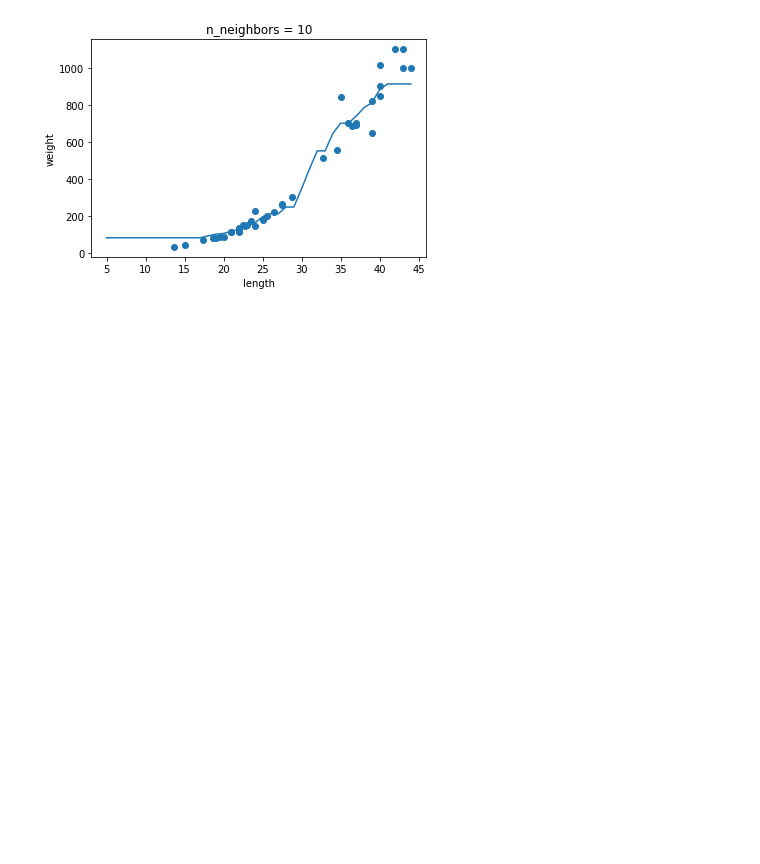
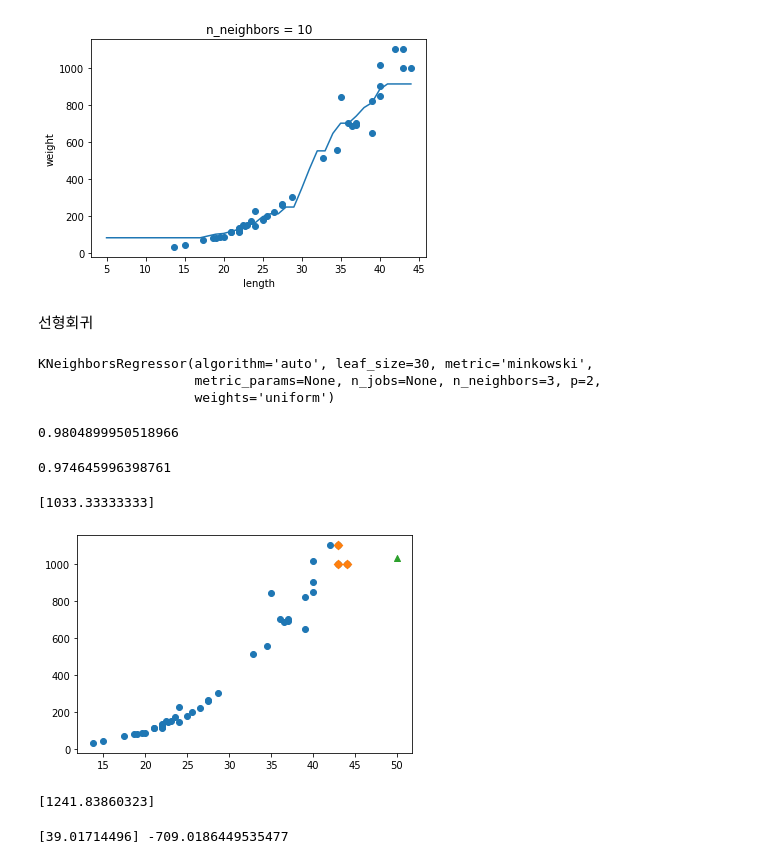
Before and after one commit to ParkHyunsu1110/Machine-Learning, a Jupyter notebook: 2021_09_24.ipynb, the cells around one changed output. Drawn from its saved outputs; the diff is of its cells as text; code cells hidden in the pictures; blank space fills up the shorter version.

```diff
--- a/2021_09_24.ipynb
+++ b/2021_09_24.ipynb
@@ -62,0 +63,3 @@ knr.score(test_input, test_target)
+# %%
+knr.n_neighbors = 3
+knr.fit(train_input, train_target)
@@ -101,3 +116,52 @@ for n in [1, 5, 10]:
 [figure]
 [figure]
 [figure]
+# %% [markdown]
+선형회귀
+# %%
+knr.n_neighbors = 3
+knr.fit(train_input, train_target)
+# %% [output]
+KNeighborsRegressor(algorithm='auto', leaf_size=30, metric='minkowski',
+                    metric_params=None, n_jobs=None, n_neighbors=3, p=2,
+                    weights='uniform')
+# %%
+knr.score(train_input, train_target)
+# %% [output]
+0.9804899950518966
+# %%
+knr.score(test_input, test_target)
+# %% [output]
+0.974645996398761
+# %%
+print(knr.predict([[100]]))
+# %% [output]
+[1033.33333333]
+# %%
+# 50cm 농어의 이웃을 구합니다.
+distances, indexes = knr.kneighbors([[50]])
+
+# 훈련 세트의 산점도를 그립니다.
+plt.scatter(train_input, train_target)
+# 훈련 세트 중에서 이웃 샘플만 다시 그립니다.
+plt.scatter(train_input[indexes], train_target[indexes], marker='D')
+# 50cm 농어 데이터
+plt.scatter(50, 1033, marker='^')
+plt.show()
+# %% [output]
+[figure, added]
+# %%
+from sklearn.linear_model import LinearRegression
+
+lr = LinearRegression()
+# 선형 회귀 모델 훈련
+lr.fit(train_input, train_target)
+
+#50cm 농어에 대한 예측
+print(lr.predict([[50]]))
+# %% [output]
+[1241.83860323]
+# %%
+print(lr.coef_, lr.intercept_)
+# %% [output]
+[39.01714496] -709.0186449535477
```
Also changed, not shown: parts of 18 cells of this notebook.
